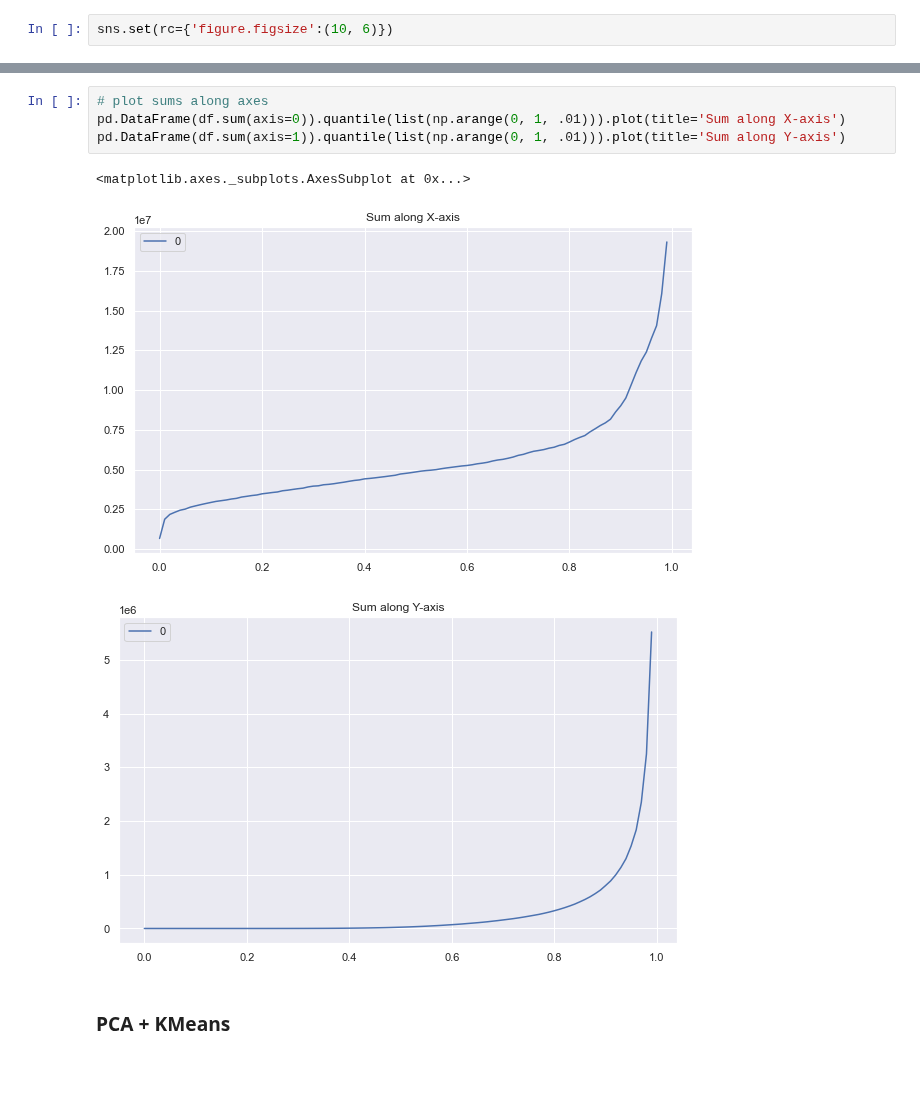
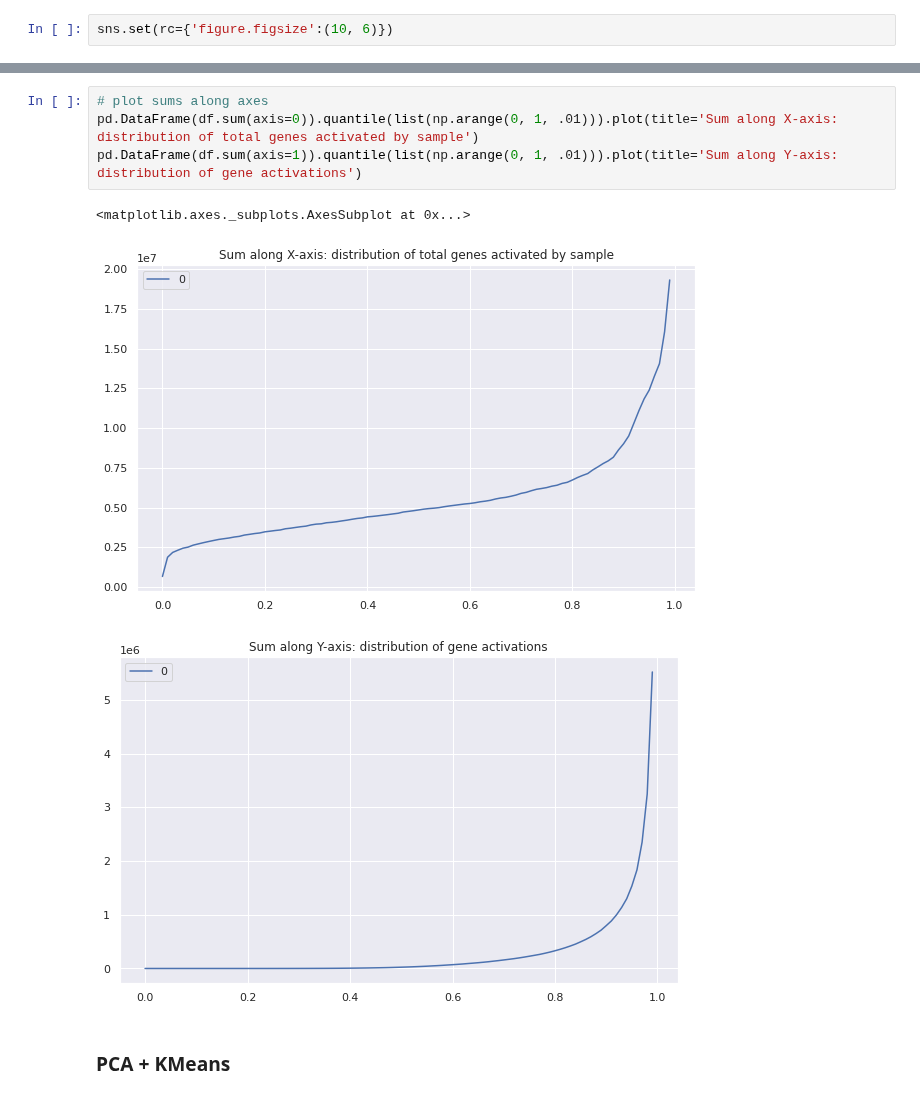
Before and after one commit to souravsingh/BiocSwirl, a Jupyter notebook: notebook/bioc_from_python.ipynb, the cells around one changed output, grey strips where cells are left out. Drawn from its saved outputs; the diff is of its cells as text; blank space fills up the shorter version.

```diff
--- a/notebook/bioc_from_python.ipynb
+++ b/notebook/bioc_from_python.ipynb
@@ -120,11 +62,11 @@ pd.DataFrame(df.values.flatten()).quantile(list(np.arange(0, 1, .01))).plot(titl
 # %%
 # plot sums along axes
-pd.DataFrame(df.sum(axis=0)).quantile(list(np.arange(0, 1, .01))).plot(title='Sum along X-axis')
-pd.DataFrame(df.sum(axis=1)).quantile(list(np.arange(0, 1, .01))).plot(title='Sum along Y-axis')
+pd.DataFrame(df.sum(axis=0)).quantile(list(np.arange(0, 1, .01))).plot(title='Sum along X-axis: distribution of total genes activated by sample')
+pd.DataFrame(df.sum(axis=1)).quantile(list(np.arange(0, 1, .01))).plot(title='Sum along Y-axis: distribution of gene activations')
 # %% [output]
 <matplotlib.axes._subplots.AxesSubplot at 0x...>
-[figure, old version]
+[figure, new version]
-[figure, old version]
+[figure, new version]
 # %% [markdown]
 ### PCA + KMeans
 # %%
```
Also changed, not shown: parts of 22 cells of this notebook.
